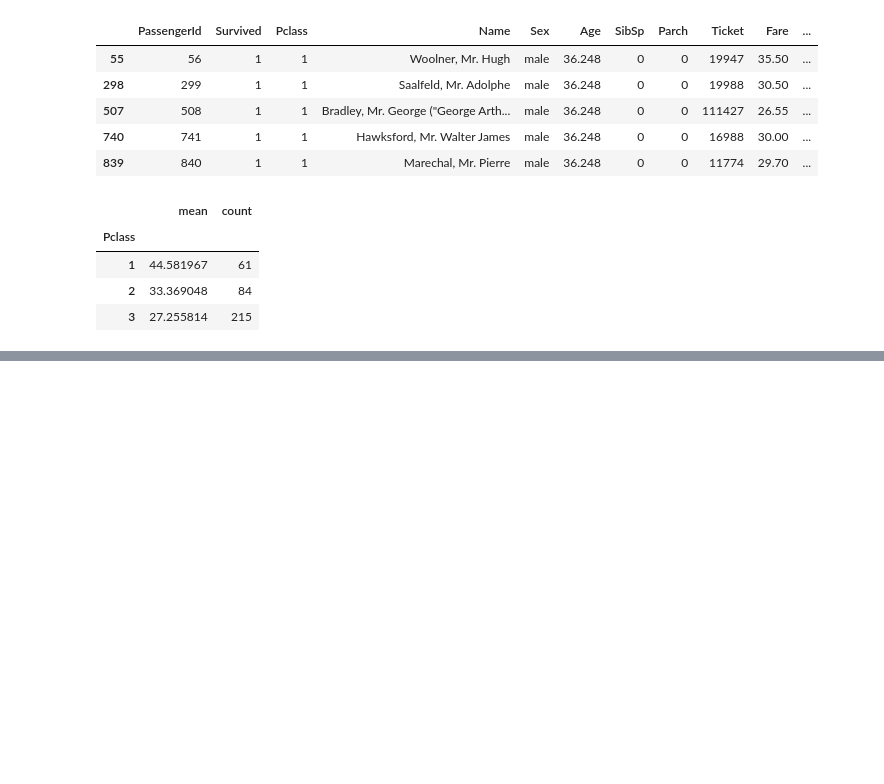
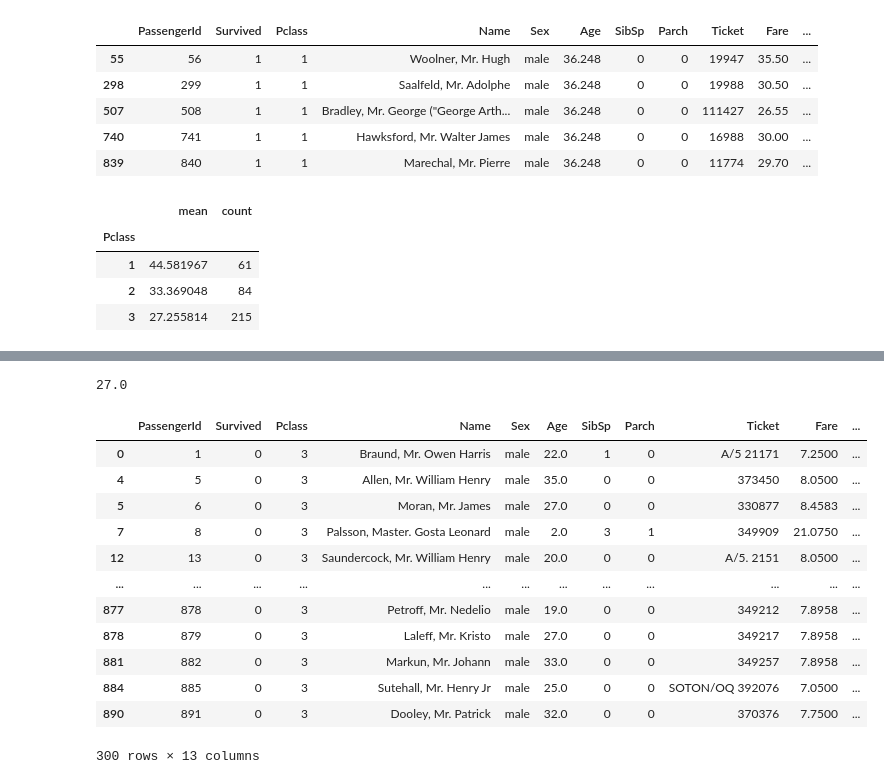
Before and after one commit to gabmata22/fundamentos-de-pandas, a Jupyter notebook: titanic.ipynb, the cells around one changed output, grey strips where cells are left out. Cells and saved outputs as stored; diff of their text form; code cells hidden in the pictures; blank space fills up the shorter version.

```diff
--- a/titanic.ipynb
+++ b/titanic.ipynb
@@ -495,0 +697,5 @@ df0[(df0['Sex'] == 'male') & (df0['Survived'] == 0)].groupby('Pclass')['Age'].ag
+# %%
+# promedio de edad de los pasajeros masculinos que no sobrevivieron en segunda clase
+mean_age_male_not_survived_second_class = df0[(df0['Age'].notnull()) & (df0['Sex'] == 'male') & (df0['Pclass'] == 2) & (df0['Survived'] == 0)]['Age'].mean()
+mean_age_male_not_survived_second_class = round(mean_age_male_not_survived_second_class, 0)
+print(mean_age_male_not_survived_second_class)
@@ -495,0 +704,3 @@ df0[(df0['Sex'] == 'male') & (df0['Survived'] == 0)].groupby('Pclass')['Age'].ag
+# %%
+# asignale mean_age_male_not_survived_second_class a los pasajeros masculinos que no sobrevivieron, pertenecen a la clase 2 y que no tienen datas de edad en el df1
+df1.loc[(df1['Age'].isnull()) & (df1['Survived'] == 0) & (df1['Pclass'] == 2) & (df1['Sex'] == 'male'), 'Age'] = mean_age_male_not_survived_second_class
@@ -495,0 +720,27 @@ df0[(df0['Sex'] == 'male') & (df0['Survived'] == 0)].groupby('Pclass')['Age'].ag
+# %%
+# promedio de edad de los pasajeros masculinos que no sobrevivieron en tercera clase
+mean_age_male_not_survived_third_class = df0[(df0['Age'].notnull()) & (df0['Sex'] == 'male') & (df0['Pclass'] == 3) & (df0['Survived'] == 0)]['Age'].mean()
+mean_age_male_not_survived_third_class = round(mean_age_male_not_survived_third_class, 0)
+print(mean_age_male_not_survived_third_class)
+# %% [output]
+27.0
+# %%
+# asignale mean_age_male_not_survived_third_class a los pasajeros masculinos que no sobrevivieron, pertenecen a la clase 3 y que no tienen datas de edad en el df1
+df1.loc[(df1['Age'].isnull()) & (df1['Survived'] == 0) & (df1['Pclass'] == 3) & (df1['Sex'] == 'male'), 'Age'] = mean_age_male_not_survived_third_class
+# %%
+#muestrame los pasajeros masculinos que no sobrevivieron y pertenecen a la clase 3 del df1
+df1[(df1['Survived'] == 0) & (df1['Pclass'] == 3) & (df1['Sex'] == 'male')]
+# %% [output]
+|  | PassengerId | Survived | Pclass | Name | Sex | Age | SibSp | Parch | Ticket | Fare | ... |
+| 0 | 1 | 0 | 3 | Braund, Mr. Owen Harris | male | 22.0 | 1 | 0 | A/5 21171 | 7.2500 | ... |
+| 4 | 5 | 0 | 3 | Allen, Mr. William Henry | male | 35.0 | 0 | 0 | 373450 | 8.0500 | ... |
+| 5 | 6 | 0 | 3 | Moran, Mr. James | male | 27.0 | 0 | 0 | 330877 | 8.4583 | ... |
+| 7 | 8 | 0 | 3 | Palsson, Master. Gosta Leonard | male | 2.0 | 3 | 1 | 349909 | 21.0750 | ... |
+| 12 | 13 | 0 | 3 | Saundercock, Mr. William Henry | male | 20.0 | 0 | 0 | A/5. 2151 | 8.0500 | ... |
+| ... | ... | ... | ... | ... | ... | ... | ... | ... | ... | ... | ... |
+| 877 | 878 | 0 | 3 | Petroff, Mr. Nedelio | male | 19.0 | 0 | 0 | 349212 | 7.8958 | ... |
+| 878 | 879 | 0 | 3 | Laleff, Mr. Kristo | male | 27.0 | 0 | 0 | 349217 | 7.8958 | ... |
+| 881 | 882 | 0 | 3 | Markun, Mr. Johann | male | 33.0 | 0 | 0 | 349257 | 7.8958 | ... |
+| 884 | 885 | 0 | 3 | Sutehall, Mr. Henry Jr | male | 25.0 | 0 | 0 | SOTON/OQ 392076 | 7.0500 | ... |
+| 890 | 891 | 0 | 3 | Dooley, Mr. Patrick | male | 32.0 | 0 | 0 | 370376 | 7.7500 | ... |
+300 rows × 13 columns
```
Also changed, not shown: parts of 50 cells of this notebook.
